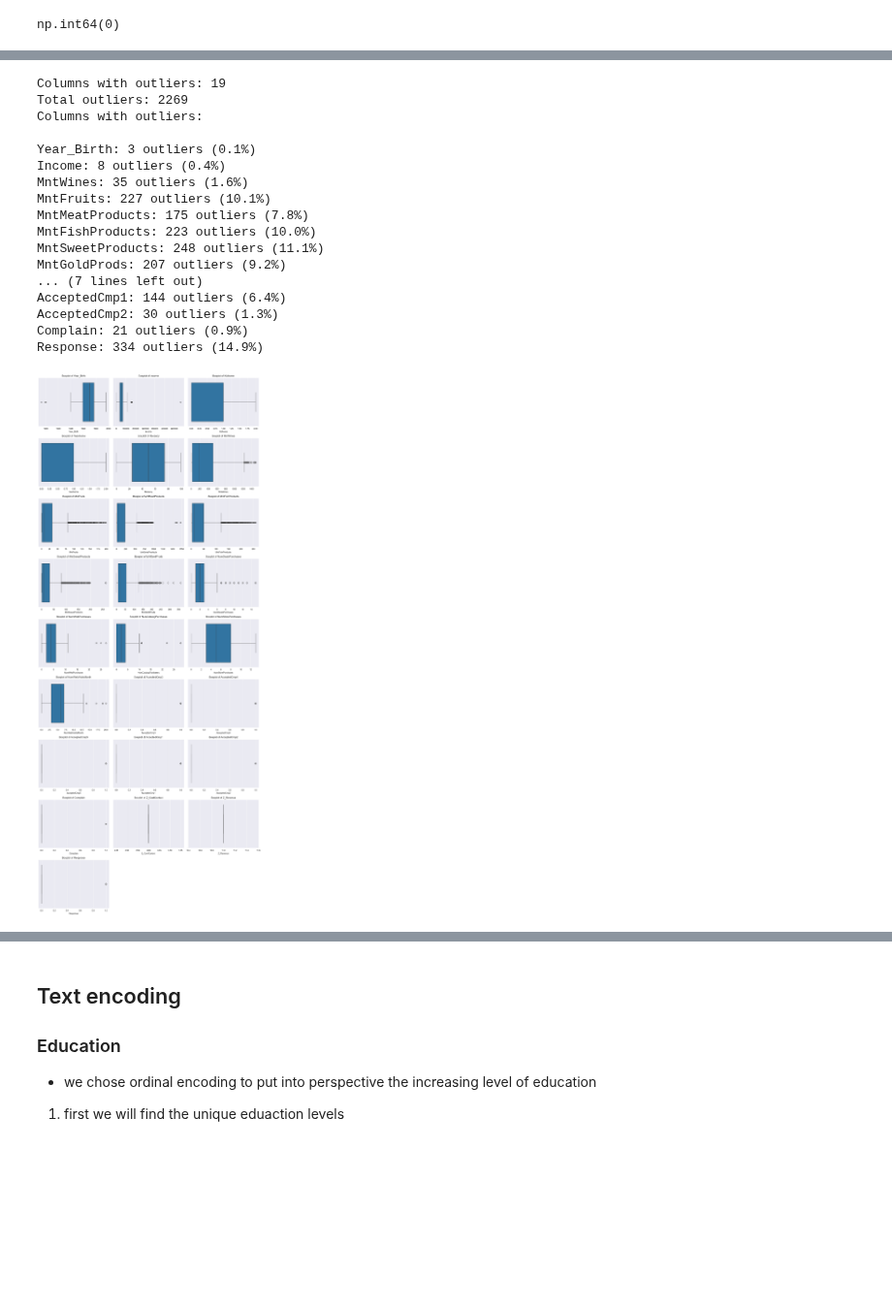
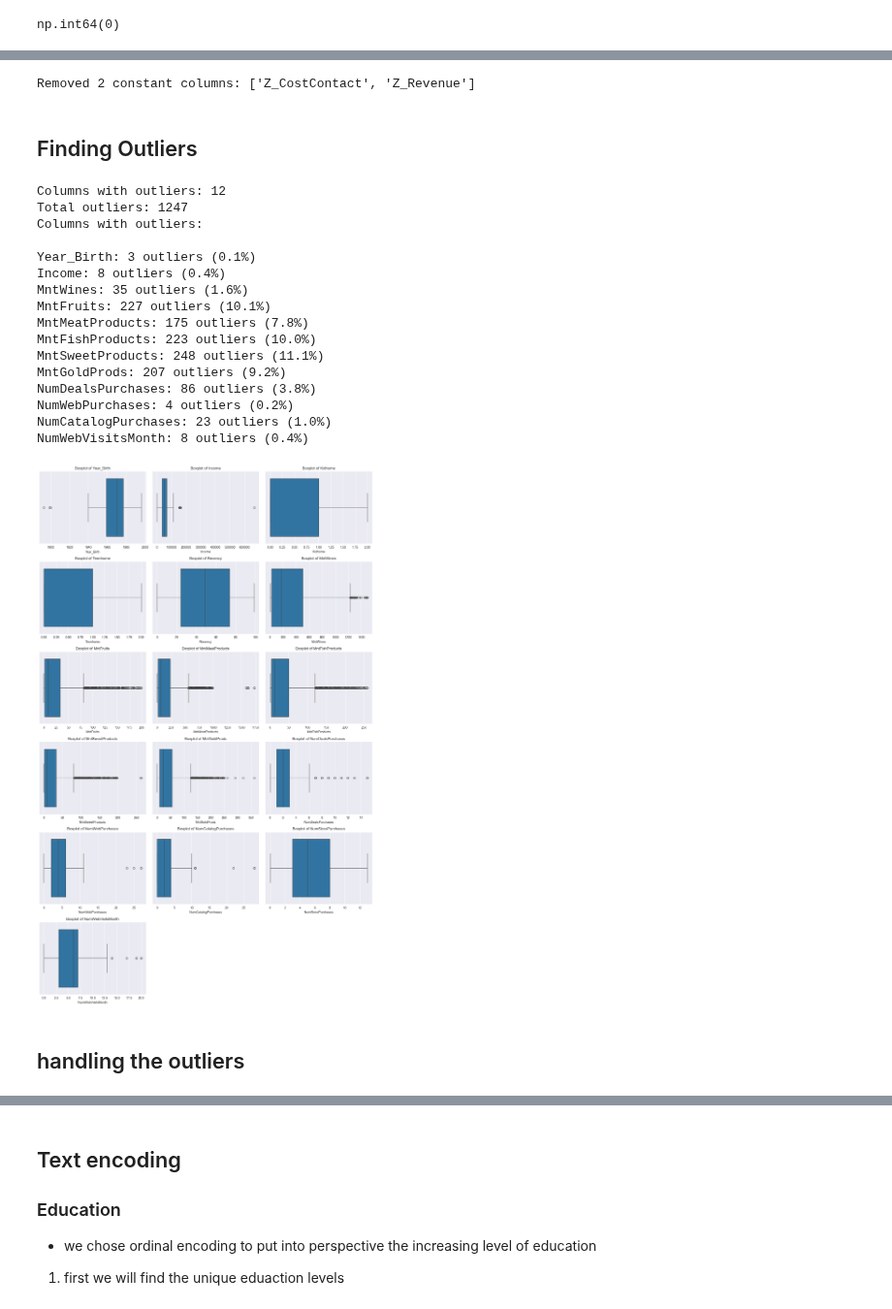
Before and after one commit to martinaainembabazi/GROUP-D-DATA-SCIENCE-PROJECT-ON-CUSTOMER-SEGMENTATION, a Jupyter notebook: customersegmentation.ipynb, the cells around one changed output, grey strips where cells are left out. Shown at 97% size. Saved outputs shown, nothing was run; the diff lists cells and outputs as text; code cells hidden in the pictures; blank space fills up the shorter version.

Commit message:
streamlined feature engineering... we will need new plots

```diff
--- a/customersegmentation.ipynb
+++ b/customersegmentation.ipynb
@@ -93,12 +123,22 @@ Name: Dt_Customer, dtype: datetime64[ns]
+# %%
+
+# Remove constant columns
+df = df.drop(columns=constant_columns)
+
+print(f"Removed {len(constant_columns)} constant columns: {constant_columns}")
+# %% [output]
+Removed 2 constant columns: ['Z_CostContact', 'Z_Revenue']
+# %% [markdown]
+## Finding Outliers
 # %%
 #identifying outliers using IQR method
+numerical_cols = df.select_dtypes(include=[np.number]).columns.tolist()
+
+# Exclude ID and boolean columns
+bool_cols = [col for col in df.columns if np.all(np.isin(df[col].unique(), [0, 1]))]
+numerical_cols = [col for col in numerical_cols if col not in bool_cols and col != 'ID']
 # list of Outlier
 def outlier_summary(dataframe):
-     # Get numerical columns (excluding ID )
-    numerical_cols = dataframe.select_dtypes(include=[py.number]).columns.tolist()
-    if 'ID' in numerical_cols:
-        numerical_cols.remove('ID')
-
 
     outlier_info = []
     total_outliers = 0
@@ -137,8 +177,8 @@ def outlier_summary(dataframe):
 # Run the outlier summary
 outlier_summary(df)
 # %% [output]
-Columns with outliers: 19
-Total outliers: 2269
+Columns with outliers: 12
+Total outliers: 1247
 Columns with outliers:
 
 Year_Birth: 3 outliers (0.1%)
@@ -149,37 +189,33 @@ MntMeatProducts: 175 outliers (7.8%)
 MntFishProducts: 223 outliers (10.0%)
 MntSweetProducts: 248 outliers (11.1%)
 MntGoldProds: 207 outliers (9.2%)
-... (7 lines left out)
-AcceptedCmp1: 144 outliers (6.4%)
-AcceptedCmp2: 30 outliers (1.3%)
-Complain: 21 outliers (0.9%)
-Response: 334 outliers (14.9%)
+NumDealsPurchases: 86 outliers (3.8%)
+NumWebPurchases: 4 outliers (0.2%)
+NumCatalogPurchases: 23 outliers (1.0%)
+NumWebVisitsMonth: 8 outliers (0.4%)
 # %%
 #visualize the outliers using boxplots
 def plot_outliers(dataframe):
-
-
-    numerical_cols = dataframe.select_dtypes(include=[py.number]).columns.tolist()
-
-    if 'ID' in numerical_cols:
-        numerical_cols.remove('ID')
-
     n_cols = 3
     n_plots = len(numerical_cols)
     n_rows = (n_plots + n_cols - 1) // n_cols  # Ceiling division
 
     plt.figure(figsize=(5 * n_cols, 4 * n_rows))
 
     for i, col in enumerate(numerical_cols):
         plt.subplot(n_rows, n_cols, i + 1)
-        sb.boxplot(x=dataframe[col])
+        sns.boxplot(x=dataframe[col])
         plt.title(f'Boxplot of {col}')
         plt.xlabel(col)
 
     plt.tight_layout()
     plt.show()
+
+
 # Run the outlier visualization
 plot_outliers(df)
 # %% [output]
-[figure, old version]
+[figure, new version]
+# %% [markdown]
+## handling the outliers
 # %%
```
Also changed, not shown: parts of 29 cells of this notebook.
